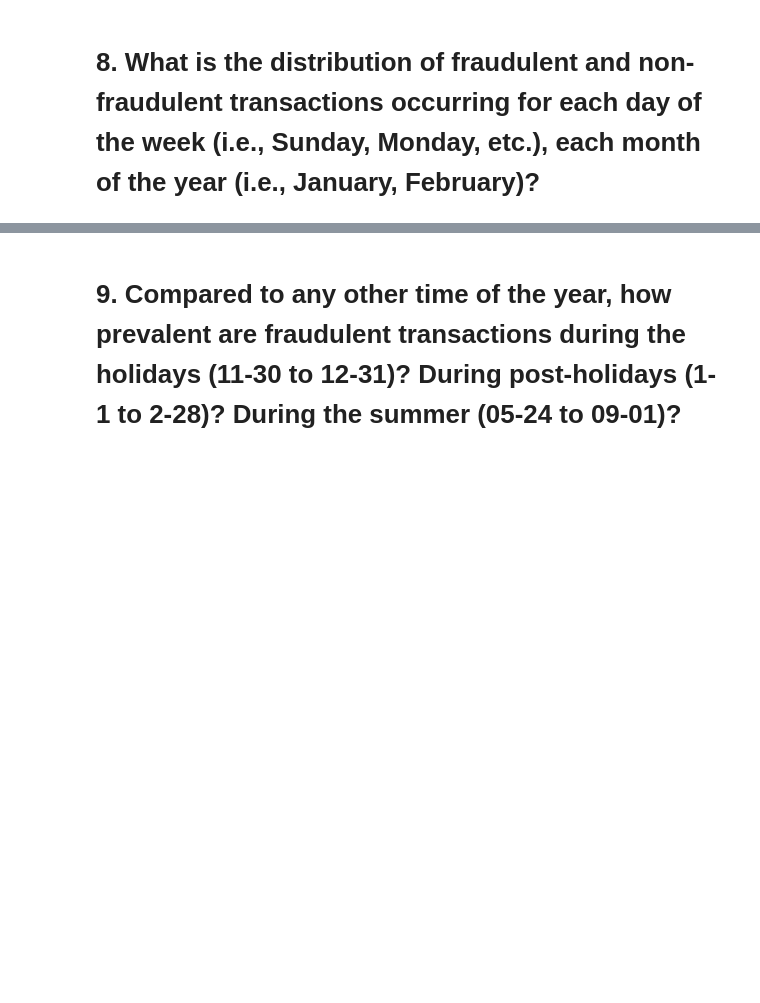
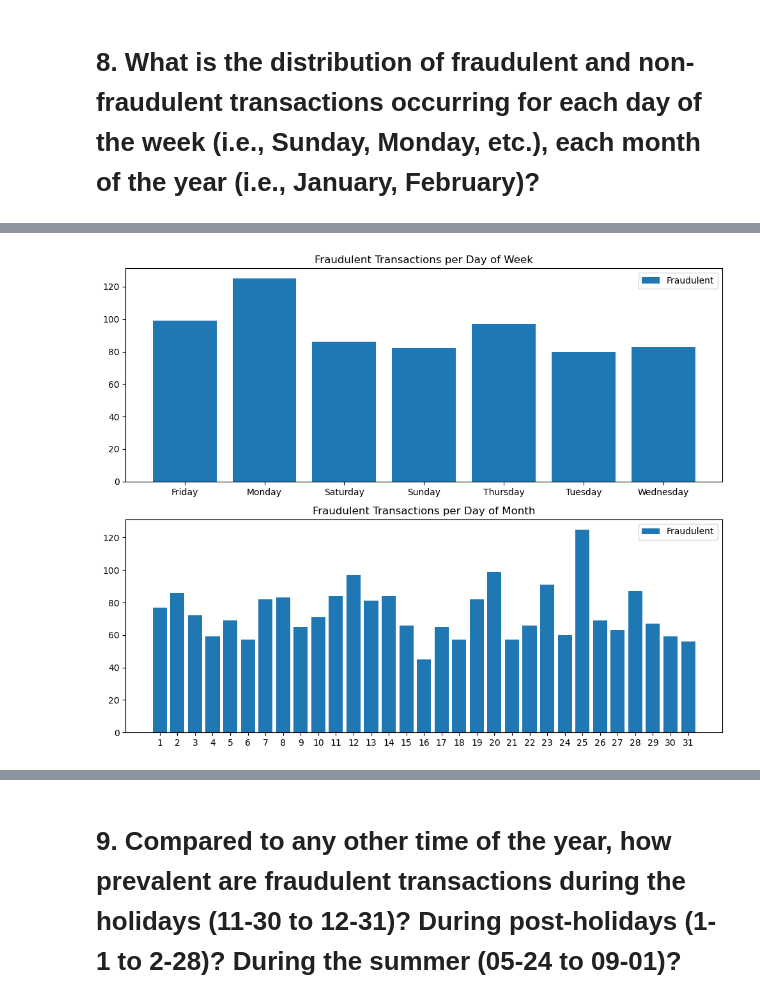
Before and after one commit to DMODPevahouse/ai_enabled_system, a Jupyter notebook: FraudDetection/exploratory_analysis.ipynb, the cells around one changed output, grey strips where cells are left out. Cells and saved outputs as stored; diff of their text form; code cells hidden in the pictures; blank space fills up the shorter version.

```diff
--- a/FraudDetection/exploratory_analysis.ipynb
+++ b/FraudDetection/exploratory_analysis.ipynb
@@ -436,0 +485,18 @@ zip      -0.002410  0.076487 -0.111386  1.000000
+# %%
+fig, ax = plt.subplots(2, 1, figsize=(10, 8))
+ax[0].bar(merged_df['day_of_week'], merged_df['fraud_count'], label='Fraudulent')
+ax[0].set_title('Fraudulent Transactions per Day of Week')
+ax[0].set_xticks(range(7))
+ax[0].set_xticklabels(merged_df['day_of_week'].unique())
+ax[0].legend()
+
+ax[1].bar(merged_df['day_of_month'], merged_df['fraud_count'], label='Fraudulent')
+ax[1].set_title('Fraudulent Transactions per Day of Month')
+ax[1].set_xticks(range(1, 32))
+ax[1].set_xticklabels(merged_df['day_of_month'].unique())
+ax[1].legend()
+
+plt.tight_layout()
+plt.show()
+# %% [output]
+[figure, added]
```
Also changed, not shown: parts of 6 cells of this notebook.
